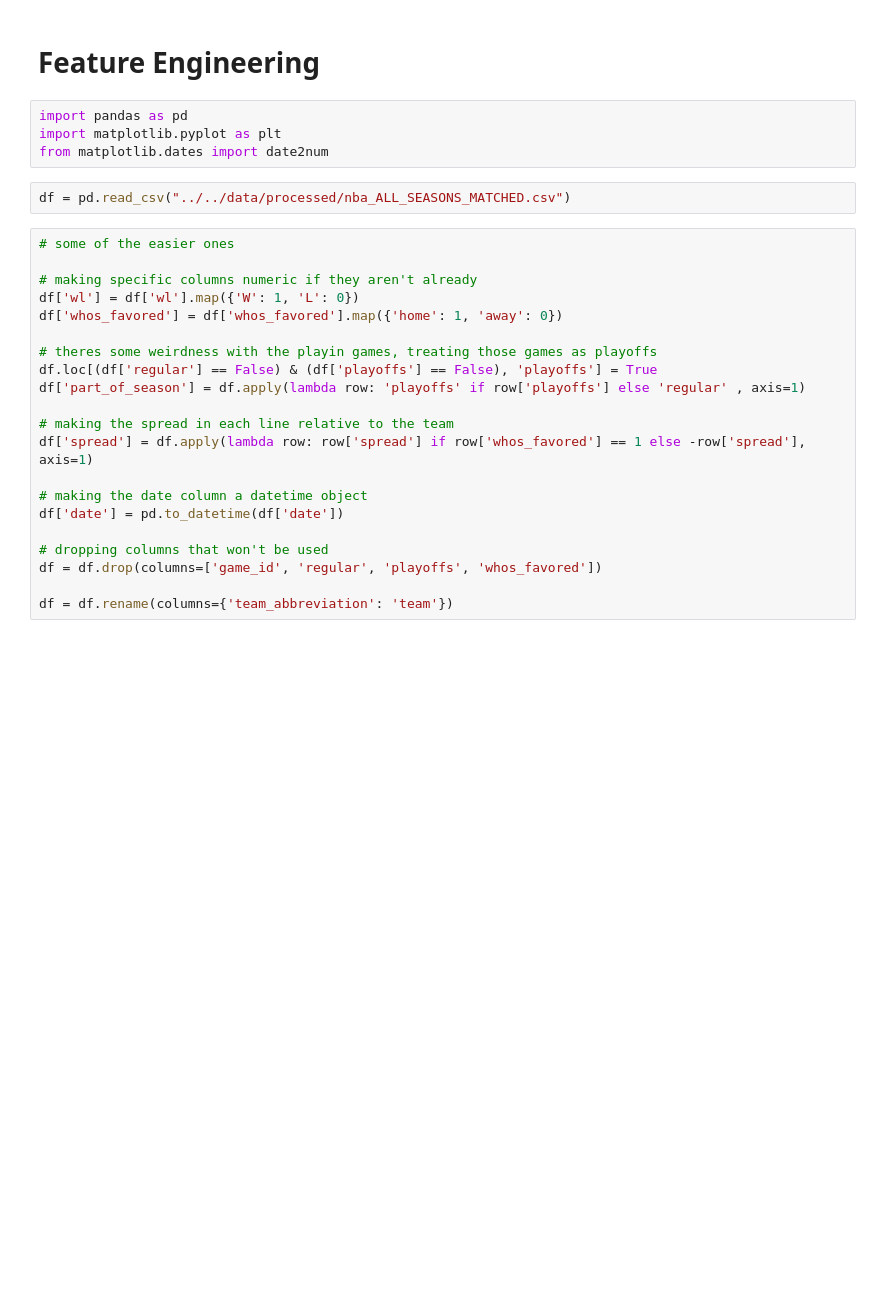
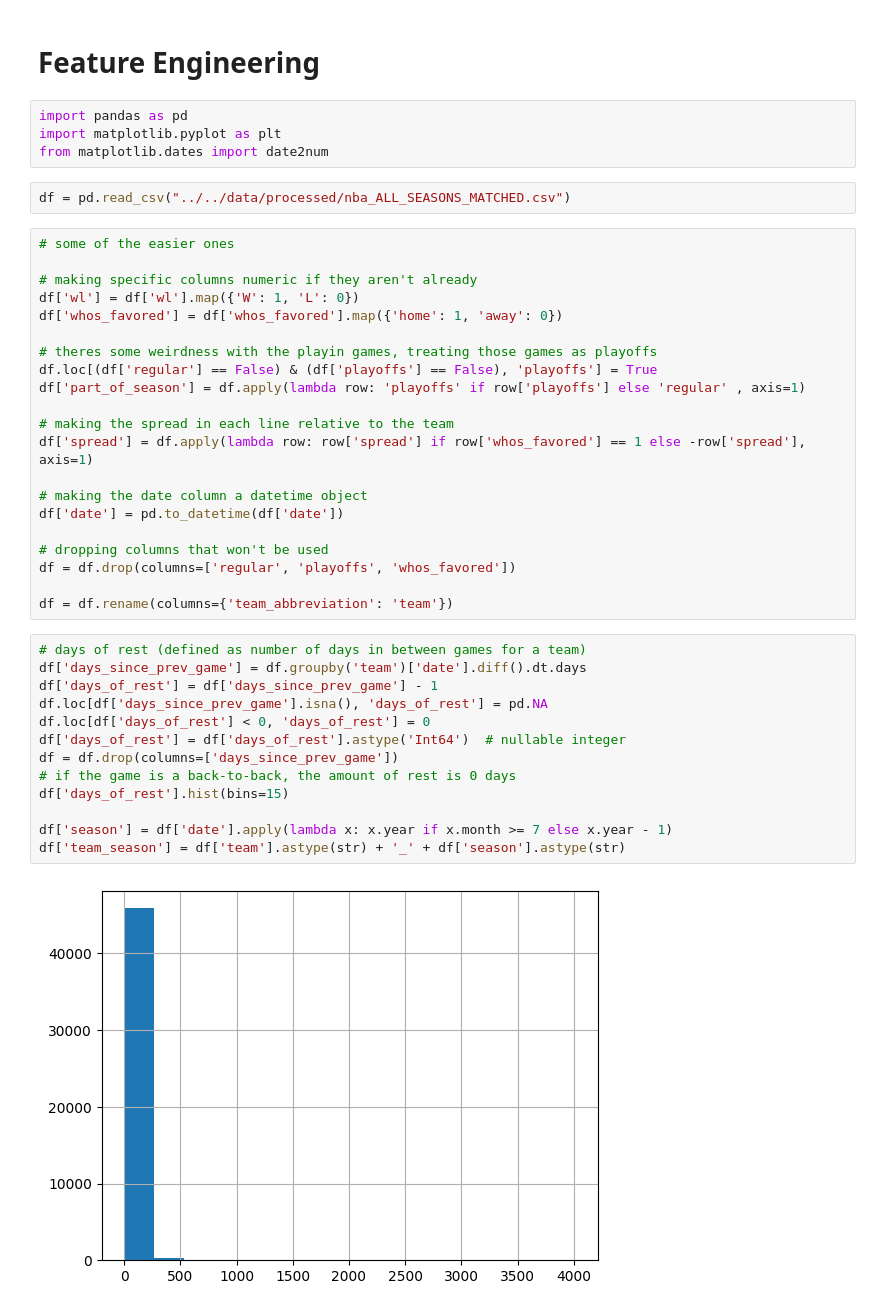
Before and after one commit to alexfruge/beat-the-books, a Jupyter notebook: src/notebooks/02_feature_engineering.ipynb, the cells around one changed output. Cells and saved outputs as stored; diff of their text form; blank space fills up the shorter version.

```diff
--- a/src/notebooks/02_feature_engineering.ipynb
+++ b/src/notebooks/02_feature_engineering.ipynb
@@ -24,9 +24,24 @@ df['spread'] = df.apply(lambda row: row['spread'] if row['whos_favored'] == 1 el
 df['date'] = pd.to_datetime(df['date'])
 
 # dropping columns that won't be used
-df = df.drop(columns=['game_id', 'regular', 'playoffs', 'whos_favored'])
+df = df.drop(columns=['regular', 'playoffs', 'whos_favored'])
 
 df = df.rename(columns={'team_abbreviation': 'team'})
+# %%
+# days of rest (defined as number of days in between games for a team)
+df['days_since_prev_game'] = df.groupby('team')['date'].diff().dt.days
+df['days_of_rest'] = df['days_since_prev_game'] - 1
+df.loc[df['days_since_prev_game'].isna(), 'days_of_rest'] = pd.NA
+df.loc[df['days_of_rest'] < 0, 'days_of_rest'] = 0
+df['days_of_rest'] = df['days_of_rest'].astype('Int64')  # nullable integer
+df = df.drop(columns=['days_since_prev_game'])
+# if the game is a back-to-back, the amount of rest is 0 days
+df['days_of_rest'].hist(bins=15)
+
+df['season'] = df['date'].apply(lambda x: x.year if x.month >= 7 else x.year - 1)
+df['team_season'] = df['team'].astype(str) + '_' + df['season'].astype(str)
+# %% [output]
+[figure, added]
 # %%
 # Now time to make new features
 
```
Also changed, not shown: parts of 4 cells of this notebook, 1 other file.
